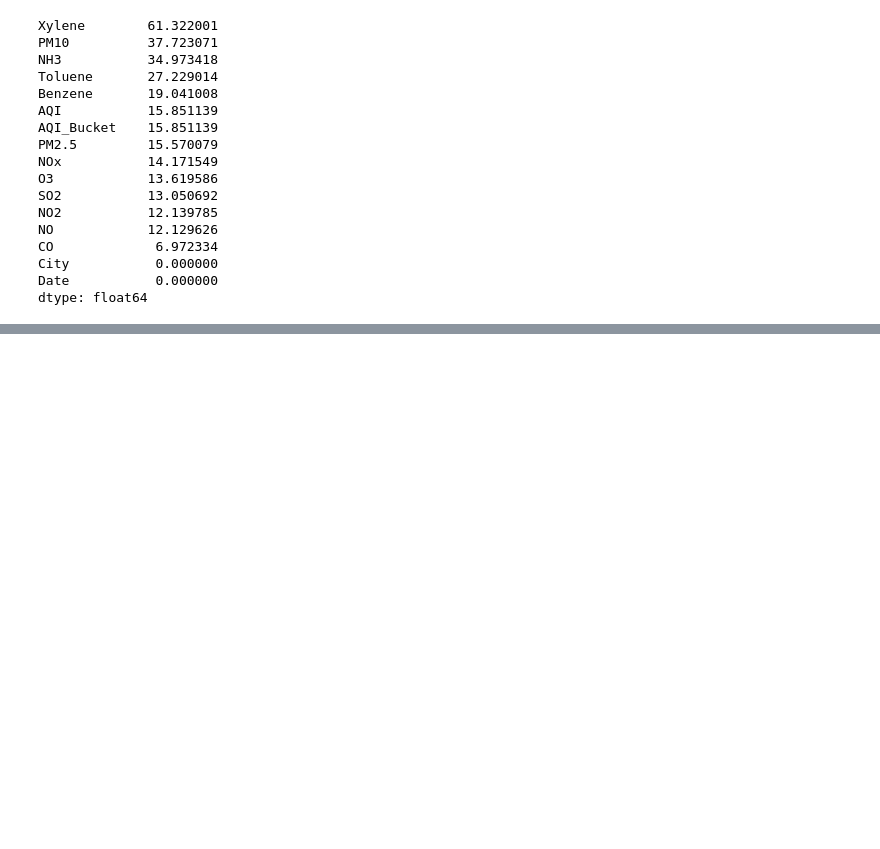
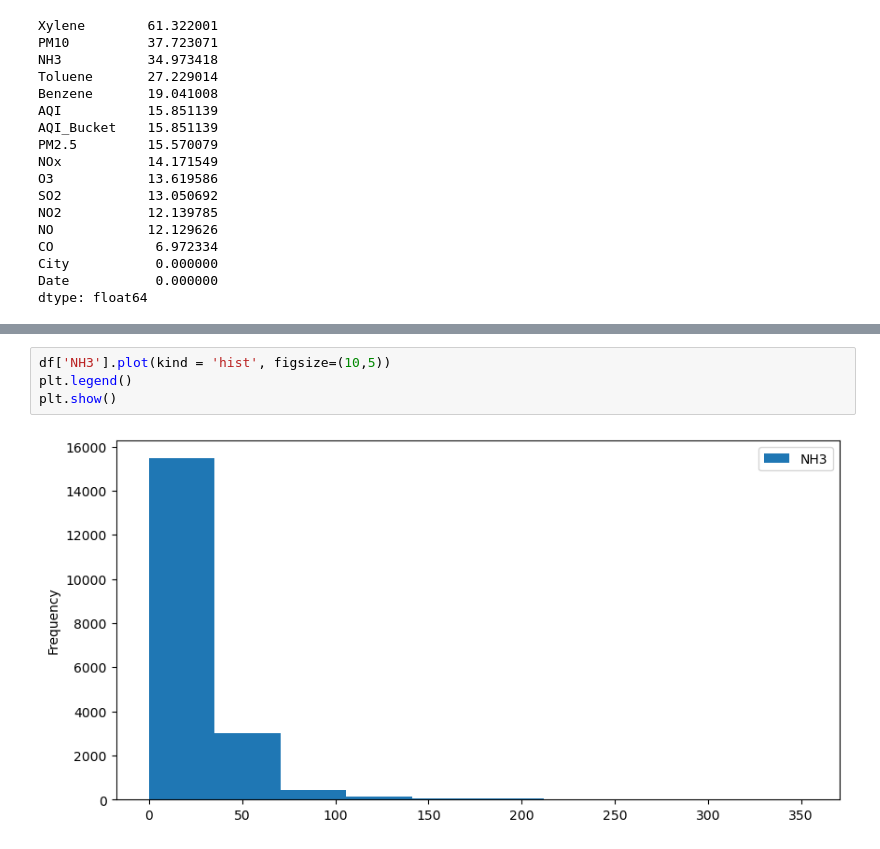
Before and after one commit to Deep18Borad/Air-Quality-Index-Prediction, a Jupyter notebook: aqi.ipynb, the cells around one changed output, grey strips where cells are left out. Cells and saved outputs as stored; diff of their text form; blank space fills up the shorter version.

```diff
--- a/aqi.ipynb
+++ b/aqi.ipynb
@@ -130,0 +155,6 @@ dtype: float64
+# %%
+df['NH3'].plot(kind = 'hist', figsize=(10,5))
+plt.legend()
+plt.show()
+# %% [output]
+[figure, added]
```
Also changed, not shown: parts of 36 cells of this notebook.
